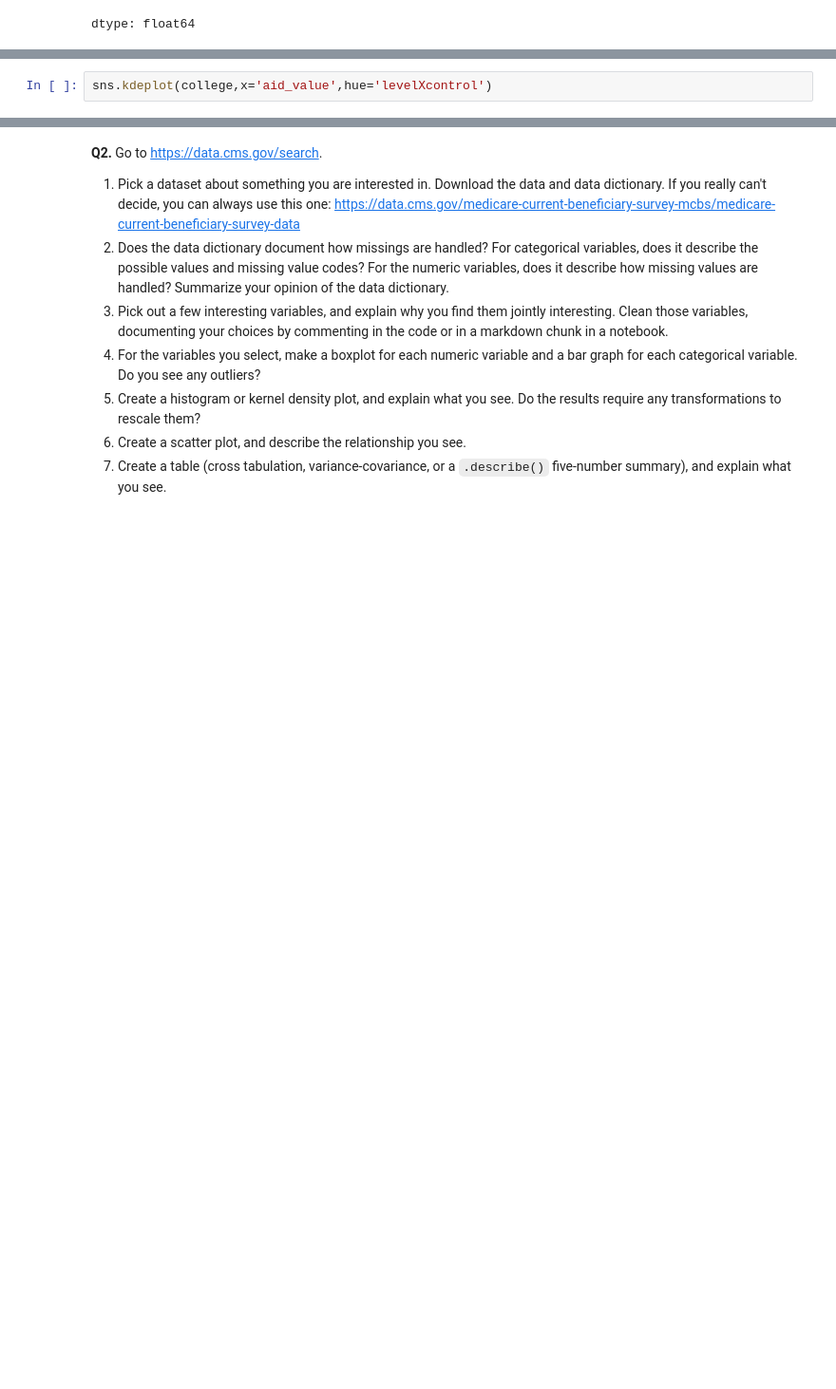
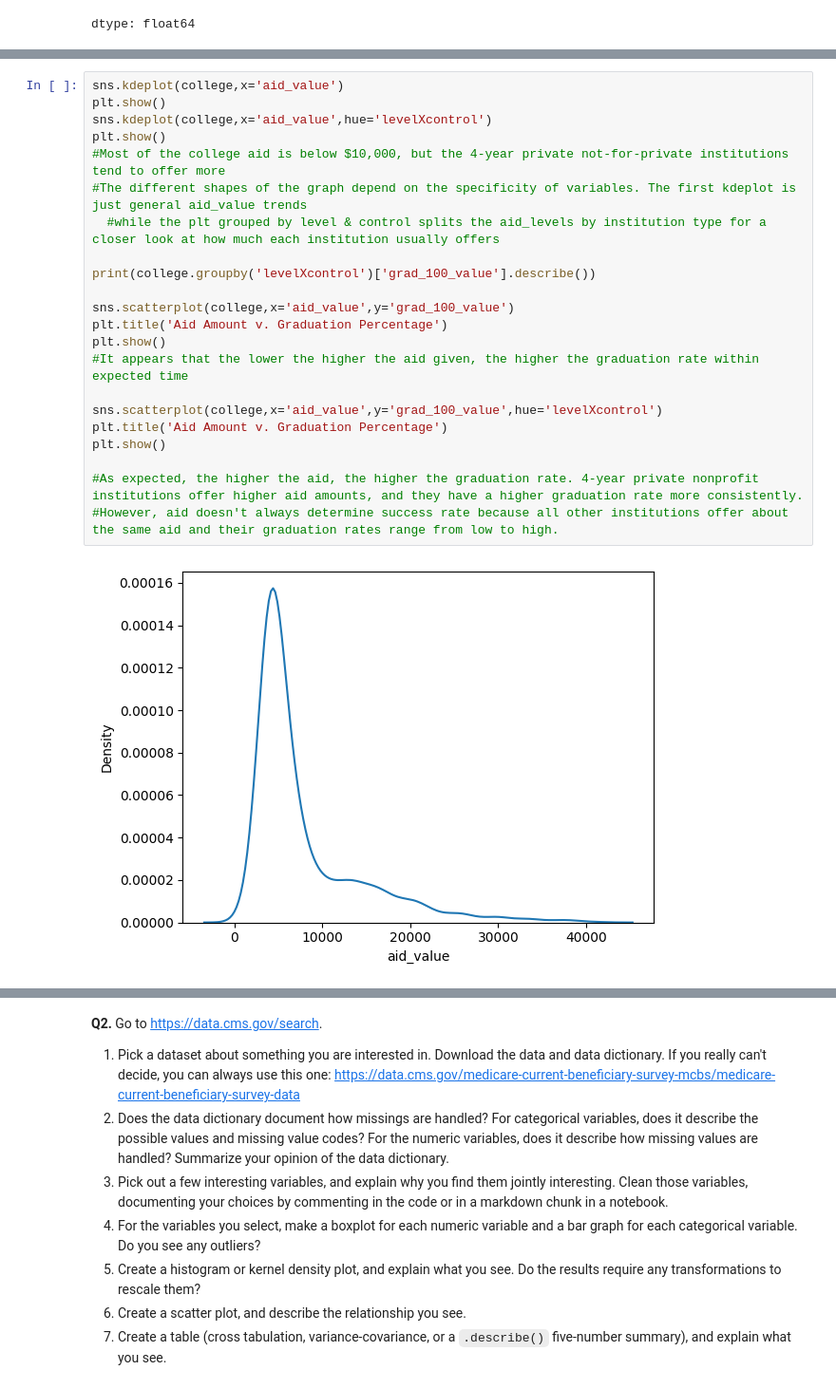
Before and after one commit to jac7az/knn, a Jupyter notebook: assignment/assignment.ipynb, the cells around one changed output, grey strips where cells are left out. Shown at 95% size. Cells and saved outputs as stored; diff of their text form; blank space fills up the shorter version.

```diff
--- a/assignment/assignment.ipynb
+++ b/assignment/assignment.ipynb
@@ -102,2 +95,24 @@ plt.show()
 # %%
+sns.kdeplot(college,x='aid_value')
+plt.show()
 sns.kdeplot(college,x='aid_value',hue='levelXcontrol')
+plt.show()
+#Most of the college aid is below $10,000, but the 4-year private not-for-private institutions tend to offer more
+#The different shapes of the graph depend on the specificity of variables. The first kdeplot is just general aid_value trends
+  #while the plt grouped by level & control splits the aid_levels by institution type for a closer look at how much each institution usually offers
+
+print(college.groupby('levelXcontrol')['grad_100_value'].describe())
+
+sns.scatterplot(college,x='aid_value',y='grad_100_value')
+plt.title('Aid Amount v. Graduation Percentage')
+plt.show()
+#It appears that the lower the higher the aid given, the higher the graduation rate within expected time
+
+sns.scatterplot(college,x='aid_value',y='grad_100_value',hue='levelXcontrol')
+plt.title('Aid Amount v. Graduation Percentage')
+plt.show()
+
+#As expected, the higher the aid, the higher the graduation rate. 4-year private nonprofit institutions offer higher aid amounts, and they have a higher graduation rate more consistently.
+#However, aid doesn't always determine success rate because all other institutions offer about the same aid and their graduation rates range from low to high.
+# %% [output]
+[figure, added]
```
Also changed, not shown: parts of 3 cells of this notebook.
